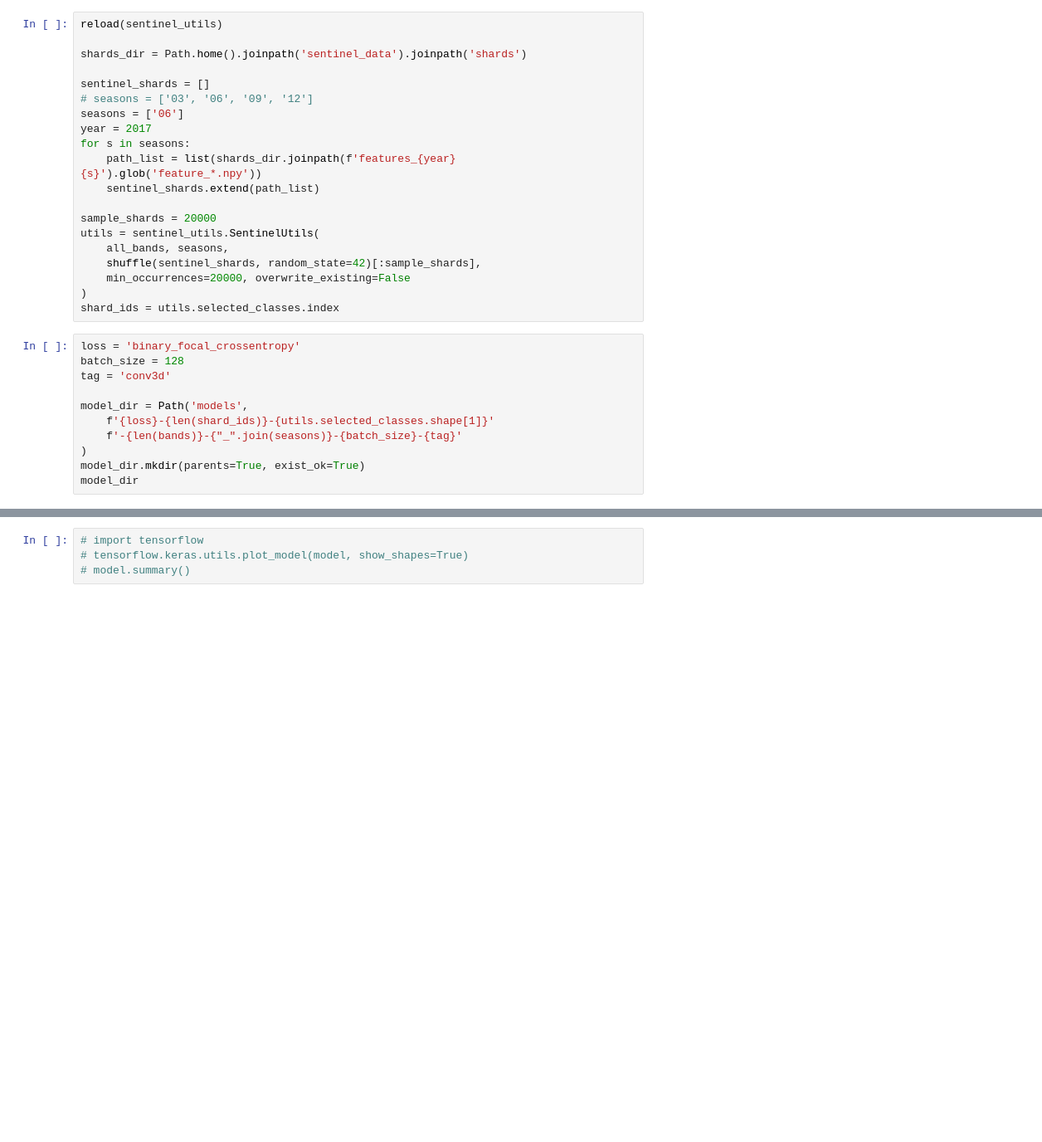
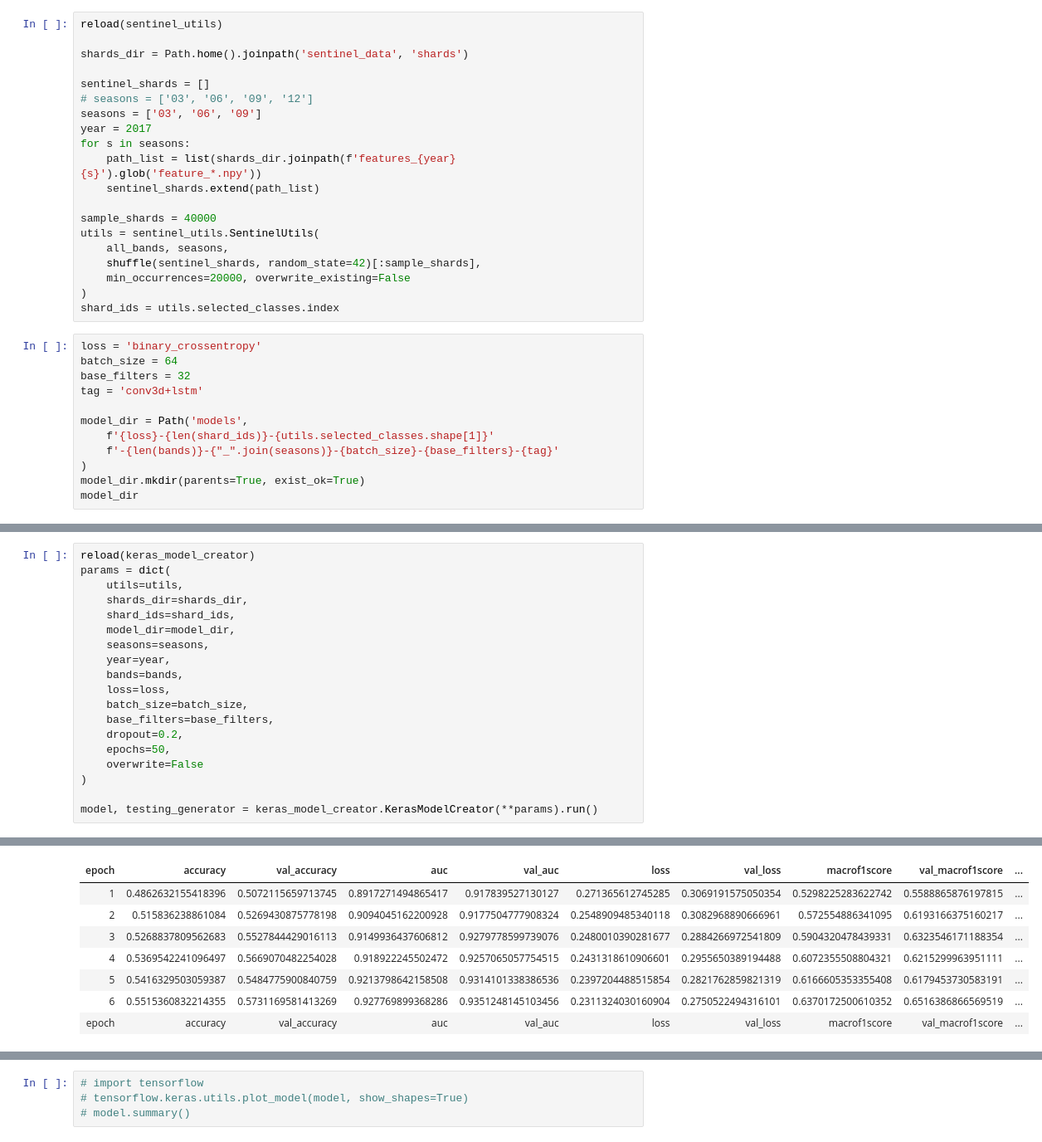
Before and after one commit to pj097/ClimateForestModeling, a Jupyter notebook: eu_forest/conv_median.ipynb, the cells around one changed output, grey strips where cells are left out. Shown at 83% size. Drawn from its saved outputs; the diff is of its cells as text; blank space fills up the shorter version.

```diff
--- a/eu_forest/conv_median.ipynb
+++ b/eu_forest/conv_median.ipynb
@@ -29,17 +31,17 @@ bands
 # %%
 reload(sentinel_utils)
 
-shards_dir = Path.home().joinpath('sentinel_data').joinpath('shards')
+shards_dir = Path.home().joinpath('sentinel_data', 'shards')
 
 sentinel_shards = []
 # seasons = ['03', '06', '09', '12']
-seasons = ['06']
+seasons = ['03', '06', '09']
 year = 2017
 for s in seasons:
     path_list = list(shards_dir.joinpath(f'features_{year}{s}').glob('feature_*.npy'))
     sentinel_shards.extend(path_list)
 
-sample_shards = 20000
+sample_shards = 40000
 utils = sentinel_utils.SentinelUtils(
     all_bands, seasons,
     shuffle(sentinel_shards, random_state=42)[:sample_shards],
@@ -47,13 +49,14 @@ utils = sentinel_utils.SentinelUtils(
 )
 shard_ids = utils.selected_classes.index
 # %%
-loss = 'binary_focal_crossentropy'
-batch_size = 128
-tag = 'conv3d'
+loss = 'binary_crossentropy'
+batch_size = 64
+base_filters = 32
+tag = 'conv3d+lstm'
 
 model_dir = Path('models',
     f'{loss}-{len(shard_ids)}-{utils.selected_classes.shape[1]}'
-    f'-{len(bands)}-{"_".join(seasons)}-{batch_size}-{tag}'
+    f'-{len(bands)}-{"_".join(seasons)}-{batch_size}-{base_filters}-{tag}'
 )
 model_dir.mkdir(parents=True, exist_ok=True)
 model_dir
@@ -78,0 +65,20 @@ model, testing_generator = keras_model_creator.KerasModelCreator(**params).run()
+# %%
+reload(keras_model_creator)
+params = dict(
+    utils=utils,
+    shards_dir=shards_dir,
+    shard_ids=shard_ids,
+    model_dir=model_dir,
+    seasons=seasons,
+    year=year,
+    bands=bands,
+    loss=loss,
+    batch_size=batch_size,
+    base_filters=base_filters,
+    dropout=0.2,
+    epochs=50,
+    overwrite=False
+)
+
+model, testing_generator = keras_model_creator.KerasModelCreator(**params).run()
+# %% [output]
@@ -78,0 +86,8 @@ model, testing_generator = keras_model_creator.KerasModelCreator(**params).run()
+| epoch | accuracy | val_accuracy | auc | val_auc | loss | val_loss | macrof1score | val_macrof1score | ... |
+| 1 | 0.4862632155418396 | 0.5072115659713745 | 0.8917271494865417 | 0.917839527130127 | 0.271365612745285 | 0.3069191575050354 | 0.5298225283622742 | 0.5588865876197815 | ... |
+| 2 | 0.515836238861084 | 0.5269430875778198 | 0.9094045162200928 | 0.9177504777908324 | 0.2548909485340118 | 0.3082968890666961 | 0.572554886341095 | 0.6193166375160217 | ... |
+| 3 | 0.5268837809562683 | 0.5527844429016113 | 0.9149936437606812 | 0.9279778599739076 | 0.2480010390281677 | 0.2884266972541809 | 0.5904320478439331 | 0.6323546171188354 | ... |
+| 4 | 0.5369542241096497 | 0.5669070482254028 | 0.918922245502472 | 0.9257065057754515 | 0.2431318610906601 | 0.2955650389194488 | 0.6072355508804321 | 0.6215299963951111 | ... |
+| 5 | 0.5416329503059387 | 0.5484775900840759 | 0.9213798642158508 | 0.9314101338386536 | 0.2397204488515854 | 0.2821762859821319 | 0.6166605353355408 | 0.6179453730583191 | ... |
+| 6 | 0.5515360832214355 | 0.5731169581413269 | 0.927769899368286 | 0.9351248145103456 | 0.2311324030160904 | 0.2750522494316101 | 0.6370172500610352 | 0.6516386866569519 | ... |
+| epoch | accuracy | val_accuracy | auc | val_auc | loss | val_loss | macrof1score | val_macrof1score | ... |
```
Also changed, not shown: parts of 4 cells of this notebook, 5 other files.
